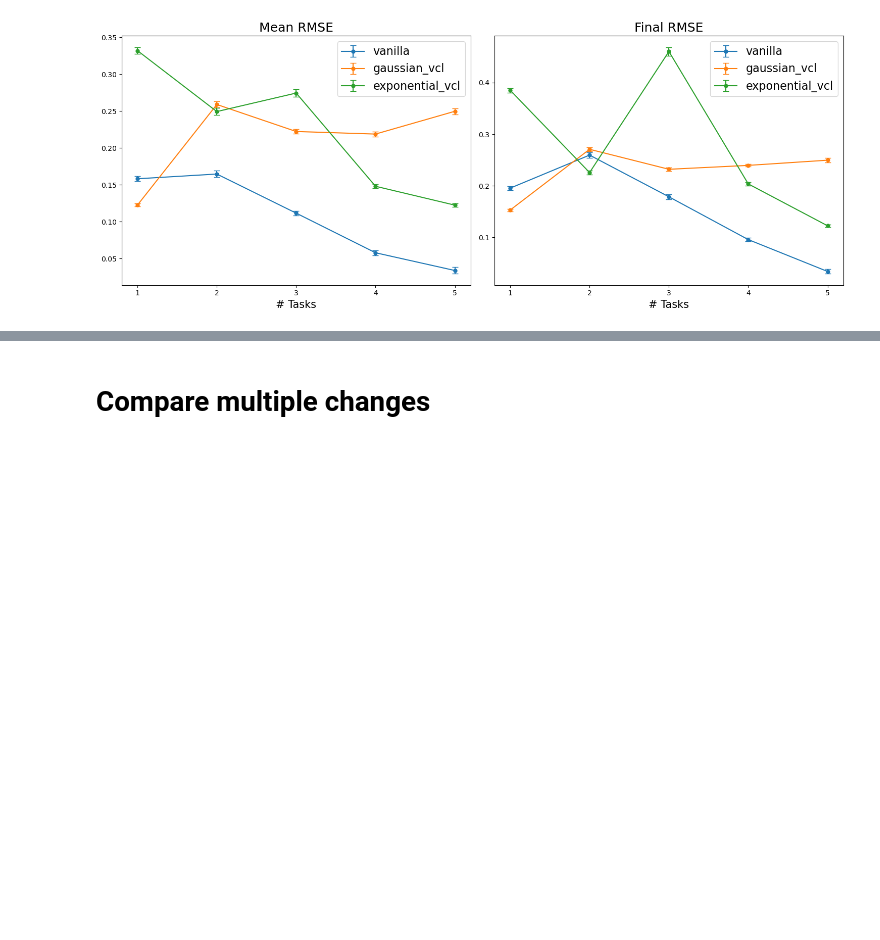
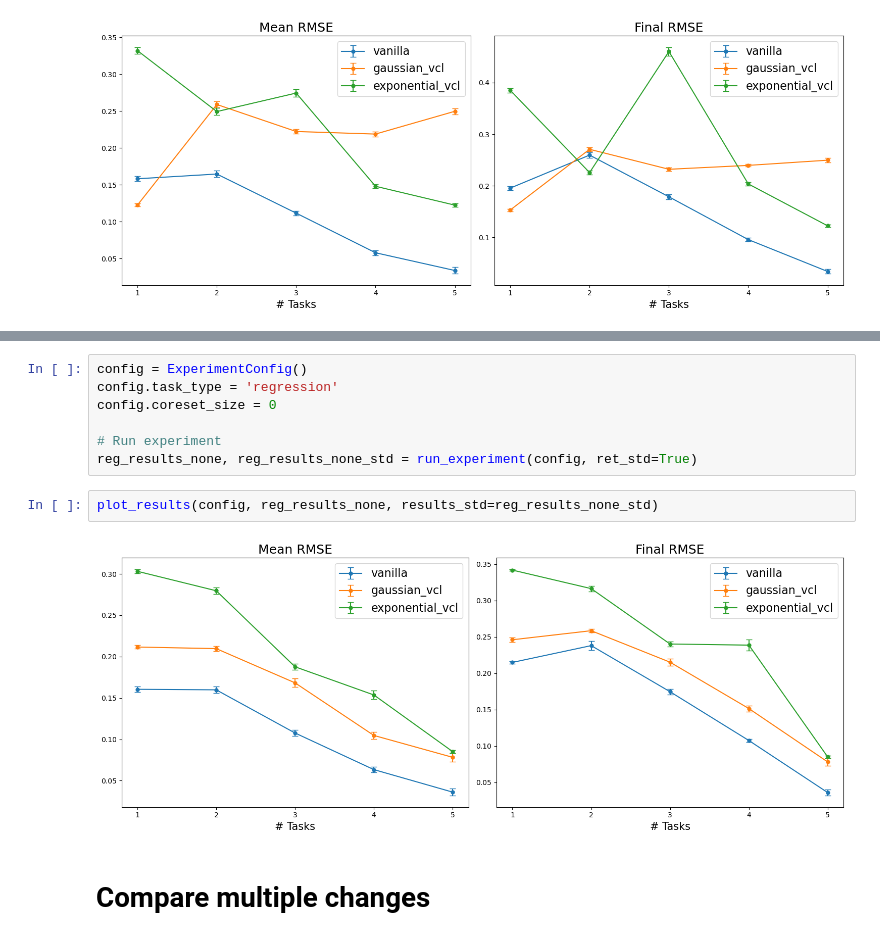
Before and after one commit to 7angel4/VCL-extensions, a Jupyter notebook: experiments.ipynb, the cells around one changed output, grey strips where cells are left out. Saved outputs shown, nothing was run; the diff lists cells and outputs as text; blank space fills up the shorter version.

```diff
--- a/experiments.ipynb
+++ b/experiments.ipynb
@@ -338,3 +356,14 @@ plot_results(config, split_reg_results_kcenter, results_std=split_reg_results_kc
+# %%
+config = ExperimentConfig()
+config.task_type = 'regression'
+config.coreset_size = 0
+
+# Run experiment
+reg_results_none, reg_results_none_std = run_experiment(config, ret_std=True)
+# %%
+plot_results(config, reg_results_none, results_std=reg_results_none_std)
+# %% [output]
+[figure, added]
 # %% [markdown]
 # Compare multiple changes
 # %%
```
Also changed, not shown: parts of 16 cells of this notebook, 3 other files.
